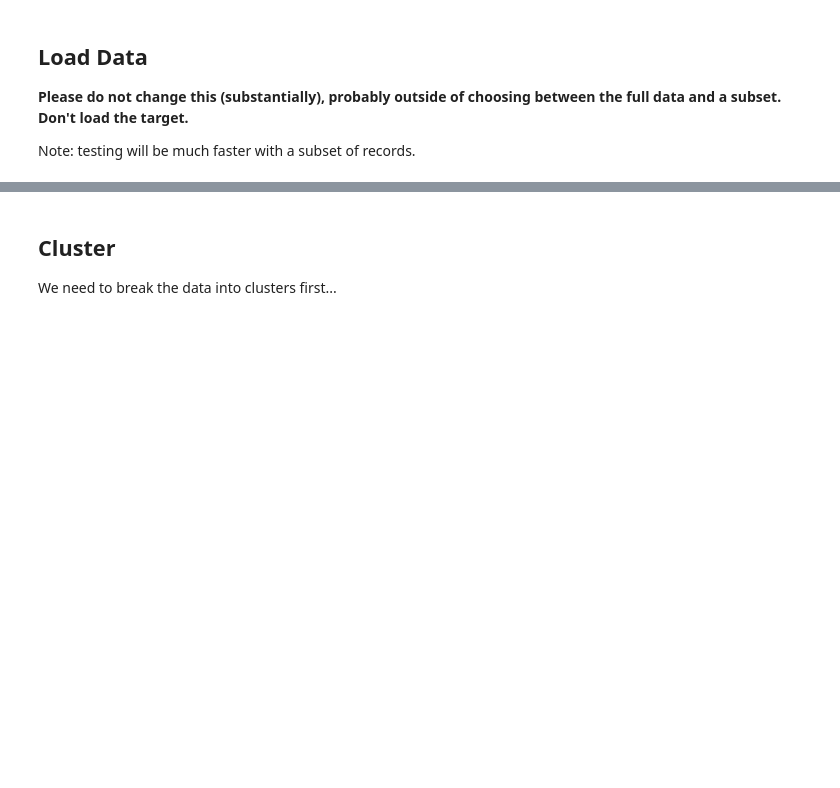
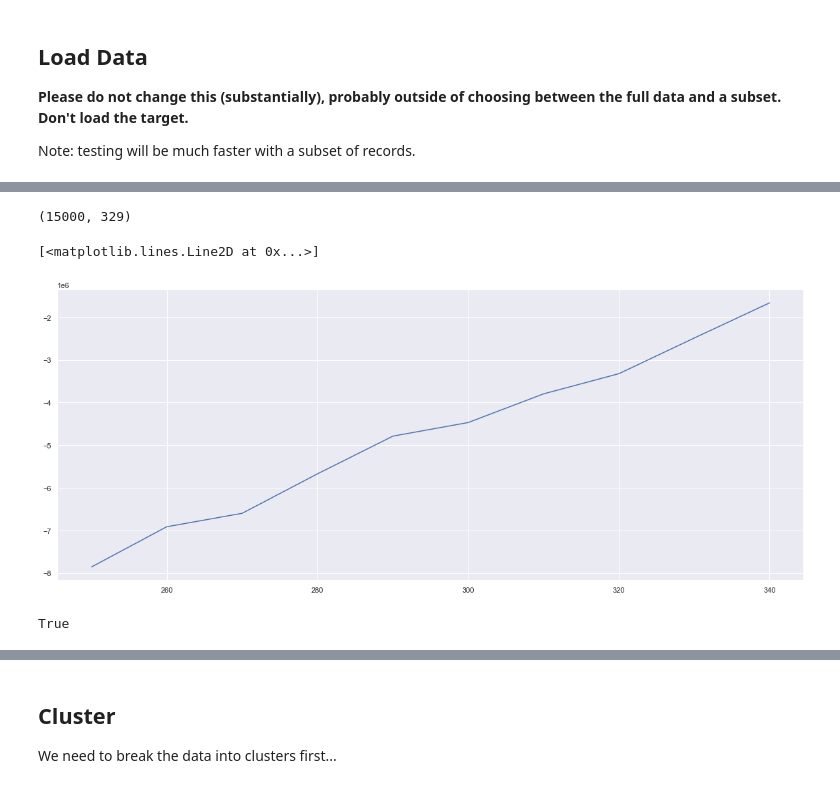
Before and after one commit to zareeiant/ItML_Asn_3_Students, a Jupyter notebook: cluster_asn.ipynb, the cells around one changed output, grey strips where cells are left out. Saved outputs shown, nothing was run; the diff lists cells and outputs as text; code cells hidden in the pictures; blank space fills up the shorter version.

```diff
--- a/cluster_asn.ipynb
+++ b/cluster_asn.ipynb
@@ -93,13 +119,13 @@ for axi, centre in zip(ax1.flat,centers):
 # %%
-import scipy.cluster.hierarchy as sch
-plt.rcParams["figure.figsize"] = (20,8)
-dendrogram = sch.dendrogram(sch.linkage(X, method='ward'))
+#import scipy.cluster.hierarchy as sch
+#plt.rcParams["figure.figsize"] = (20,8)
+#dendrogram = sch.dendrogram(sch.linkage(X, method='ward'))
 # %%
-from sklearn.cluster import AgglomerativeClustering
+#from sklearn.cluster import AgglomerativeClustering
 
-model_agg = AgglomerativeClustering(n_clusters=2, linkage='ward')
-model_agg.fit(X)
-labels_agg = model_agg.labels_
-tmp = pd.DataFrame(X)
-tmp["label"] = labels_agg
-tmp["label"].value_counts().sort_index()
+#model_agg = AgglomerativeClustering(n_clusters=3, linkage='ward')
+#model_agg.fit(X)
+#labels_agg = model_agg.labels_
+#tmp = pd.DataFrame(X)
+#tmp["label"] = labels_agg
+#tmp["label"].value_counts().sort_index()
@@ -120,9 +158,21 @@ plt.xlabel('n_components')
-# %%
-# Another method of clustering without specifying the number of clusters
-
-model_agg2 = AgglomerativeClustering(linkage='average')
-model_agg2.fit(X)
-labels_agg2 = model_agg2.labels_
-tmp2 = pd.DataFrame(X)
-tmp2["label"] = labels_agg2
-tmp2["label"].value_counts().sort_index()
+# %%
+pca = PCA(0.99, whiten=True)
+data = pca.fit_transform(X)
+data.shape
+# %% [output]
+(15000, 329)
+# %%
+n_components = np.arange(250, 350, 10)
+models = [GaussianMixture(n, covariance_type='full', random_state=0)
+          for n in n_components]
+aics = [model.fit(data).aic(data) for model in models]
+plt.plot(n_components, aics)
+# %% [output]
+[<matplotlib.lines.Line2D at 0x...>]
+[figure, added]
+# %%
+gmm = GaussianMixture(300, covariance_type='full', random_state=0)
+gmm.fit(data)
+print(gmm.converged_)
+# %% [output]
+True
```
Also changed, not shown: parts of 12 cells of this notebook, 1 other file.
